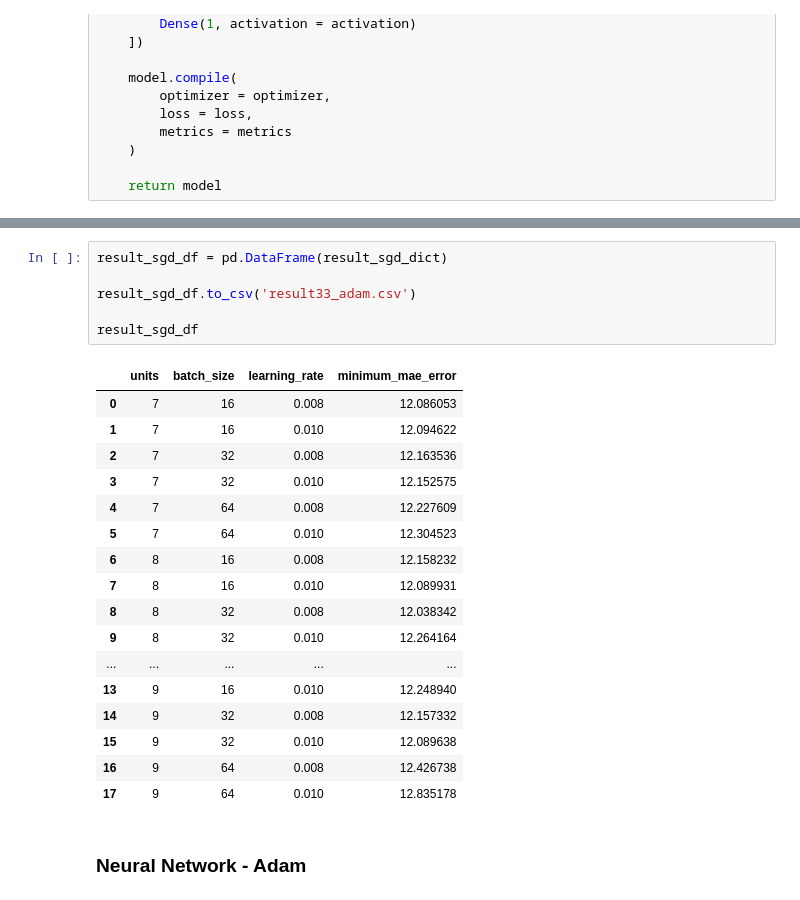
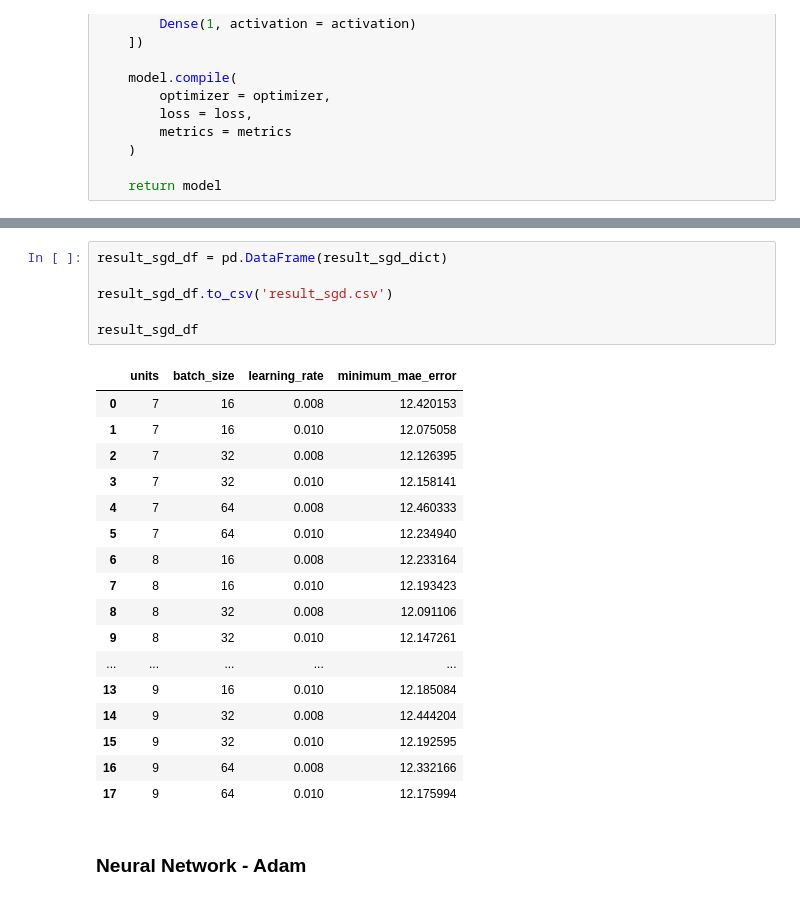
Before and after one commit to Magicboy-Zhang/Dengue-Prediction, a Jupyter notebook: scaled_dropna_attemp/model_5_NuralNetwork.ipynb, the cells around one changed output, grey strips where cells are left out. Drawn from its saved outputs; the diff is of its cells as text.

```diff
--- a/scaled_dropna_attemp/model_5_NuralNetwork.ipynb
+++ b/scaled_dropna_attemp/model_5_NuralNetwork.ipynb
@@ -152,27 +152,27 @@ Epoch 113/250
 # %%
 result_sgd_df = pd.DataFrame(result_sgd_dict)
 
-result_sgd_df.to_csv('result33_adam.csv')
+result_sgd_df.to_csv('result_sgd.csv')
 
 result_sgd_df
 # %% [output]
 |  | units | batch_size | learning_rate | minimum_mae_error |
-| 0 | 7 | 16 | 0.008 | 12.086053 |
-| 1 | 7 | 16 | 0.010 | 12.094622 |
-| 2 | 7 | 32 | 0.008 | 12.163536 |
-| 3 | 7 | 32 | 0.010 | 12.152575 |
-| 4 | 7 | 64 | 0.008 | 12.227609 |
-| 5 | 7 | 64 | 0.010 | 12.304523 |
-| 6 | 8 | 16 | 0.008 | 12.158232 |
-| 7 | 8 | 16 | 0.010 | 12.089931 |
-| 8 | 8 | 32 | 0.008 | 12.038342 |
-| 9 | 8 | 32 | 0.010 | 12.264164 |
+| 0 | 7 | 16 | 0.008 | 12.420153 |
+| 1 | 7 | 16 | 0.010 | 12.075058 |
+| 2 | 7 | 32 | 0.008 | 12.126395 |
+| 3 | 7 | 32 | 0.010 | 12.158141 |
+| 4 | 7 | 64 | 0.008 | 12.460333 |
+| 5 | 7 | 64 | 0.010 | 12.234940 |
+| 6 | 8 | 16 | 0.008 | 12.233164 |
+| 7 | 8 | 16 | 0.010 | 12.193423 |
+| 8 | 8 | 32 | 0.008 | 12.091106 |
+| 9 | 8 | 32 | 0.010 | 12.147261 |
 | ... | ... | ... | ... | ... |
-| 13 | 9 | 16 | 0.010 | 12.248940 |
-| 14 | 9 | 32 | 0.008 | 12.157332 |
-| 15 | 9 | 32 | 0.010 | 12.089638 |
-| 16 | 9 | 64 | 0.008 | 12.426738 |
-| 17 | 9 | 64 | 0.010 | 12.835178 |
+| 13 | 9 | 16 | 0.010 | 12.185084 |
+| 14 | 9 | 32 | 0.008 | 12.444204 |
+| 15 | 9 | 32 | 0.010 | 12.192595 |
+| 16 | 9 | 64 | 0.008 | 12.332166 |
+| 17 | 9 | 64 | 0.010 | 12.175994 |
 # %% [markdown]
 ### Neural Network - Adam
 # %%
```
Also changed, not shown: parts of 3 cells of this notebook, 4 other files.
